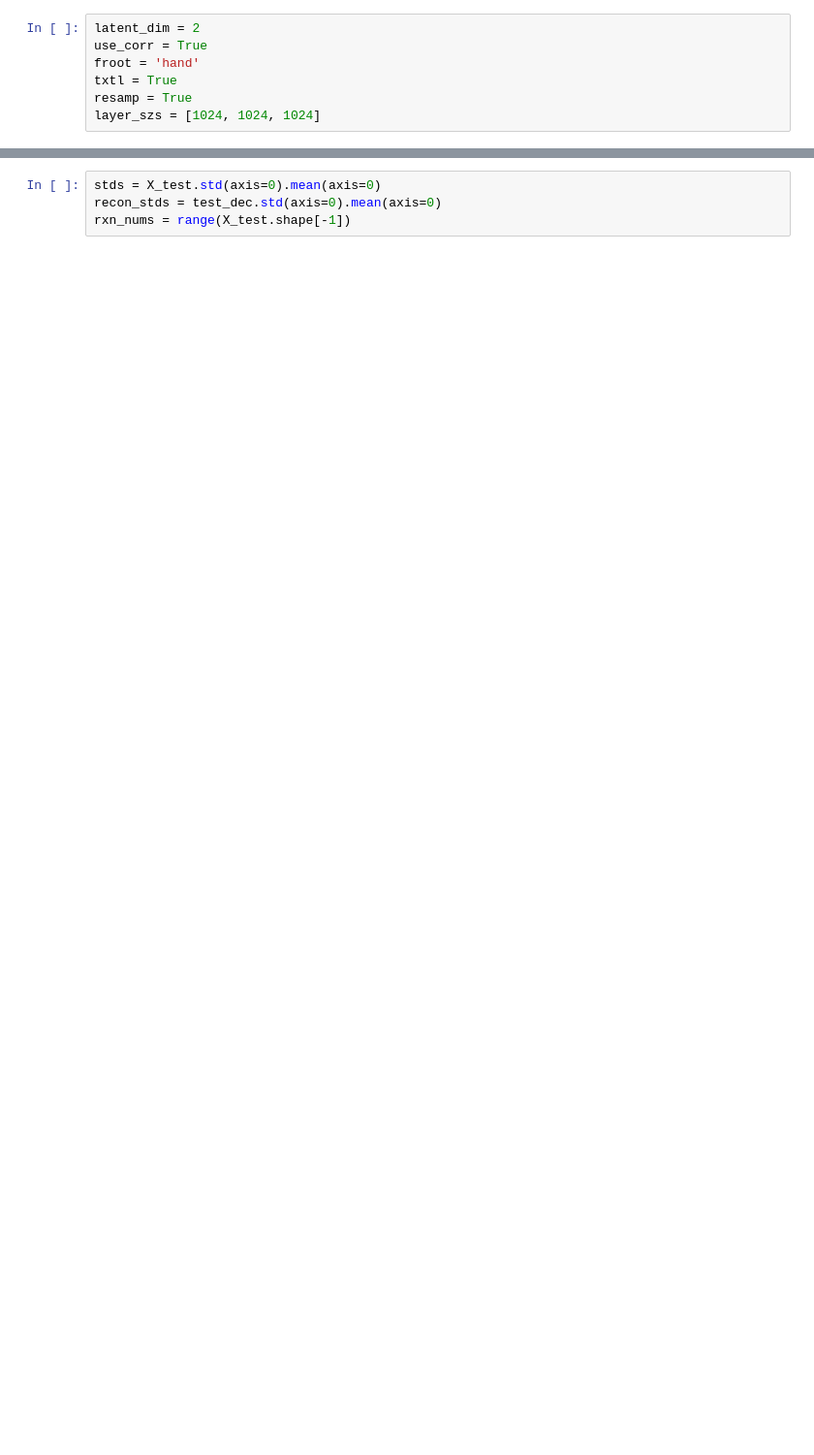
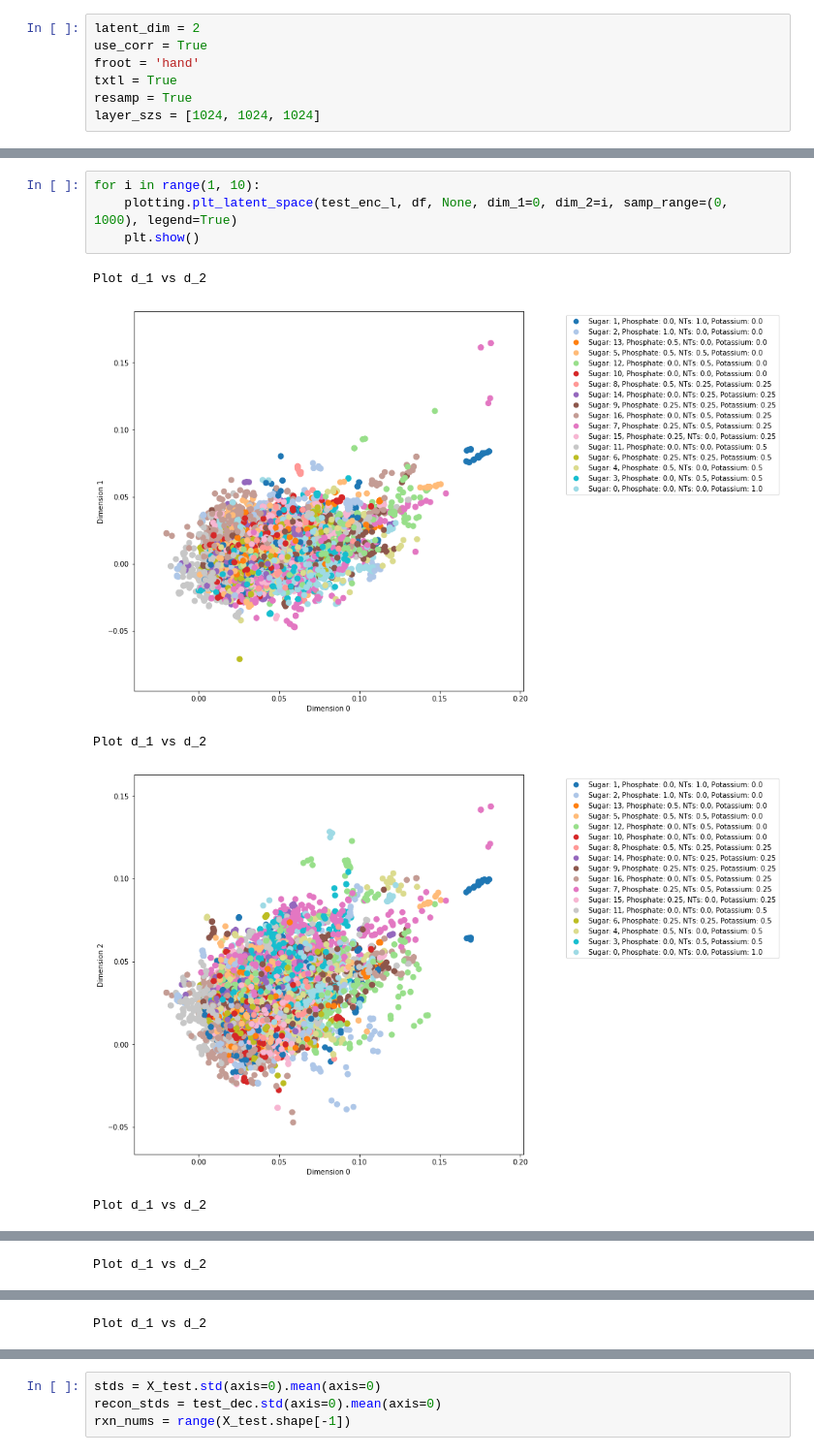
Before and after one commit to nlarusstone/cf_fba, a Jupyter notebook: notebooks/Noise.ipynb, the cells around one changed output, grey strips where cells are left out. Shown at 97% size. Cells and saved outputs as stored; diff of their text form; blank space fills up the shorter version.

```diff
--- a/notebooks/Noise.ipynb
+++ b/notebooks/Noise.ipynb
@@ -35,0 +120,10 @@ Decoded data
+# %%
+for i in range(1, 10):
+    plotting.plt_latent_space(test_enc_l, df, None, dim_1=0, dim_2=i, samp_range=(0, 1000), legend=True)
+    plt.show()
+# %% [output]
+Plot d_1 vs d_2
+[figure, added]
+Plot d_1 vs d_2
+[figure, added]
+Plot d_1 vs d_2
@@ -35,0 +131 @@ Decoded data
+Plot d_1 vs d_2
@@ -35,0 +133 @@ Decoded data
+Plot d_1 vs d_2
```
Also changed, not shown: parts of 17 cells of this notebook, 5 other files.
